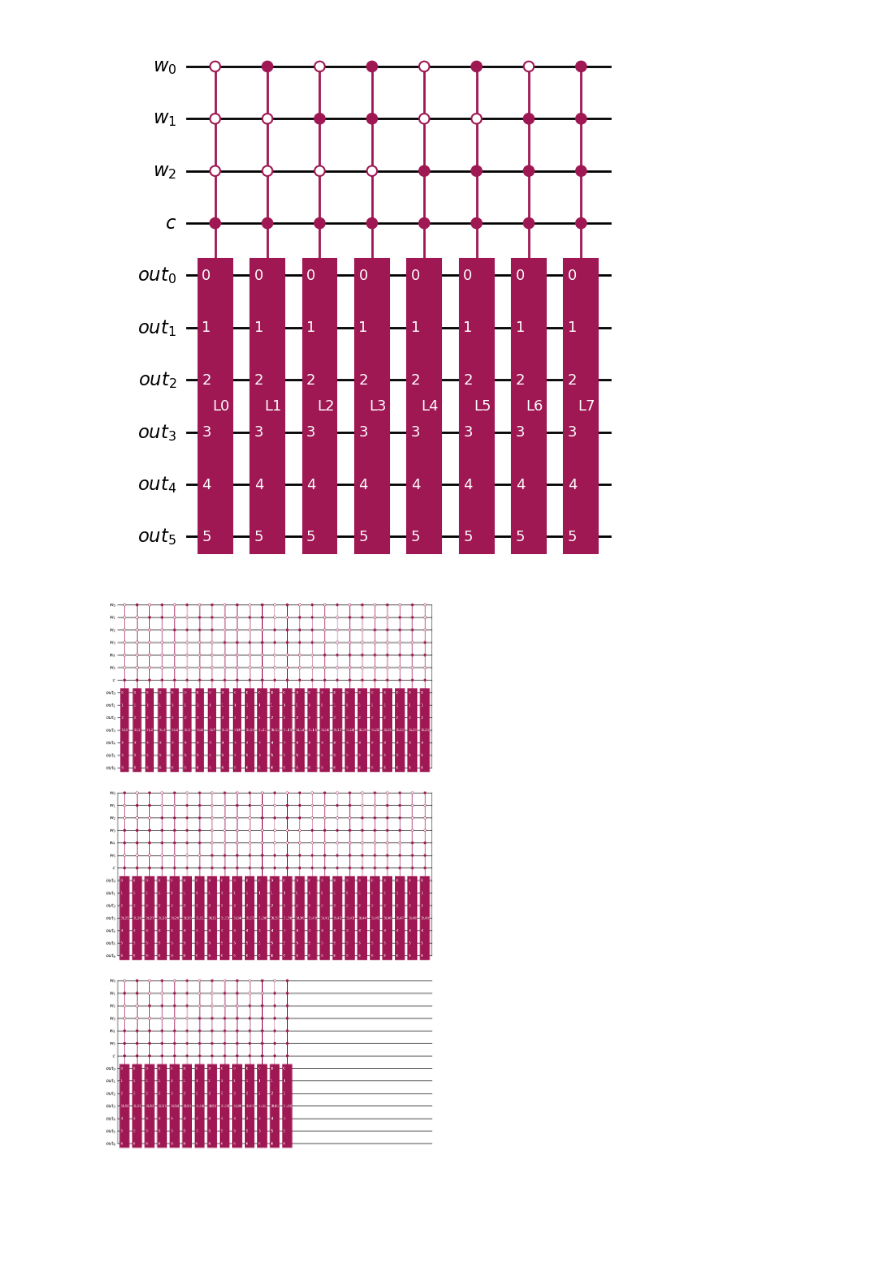
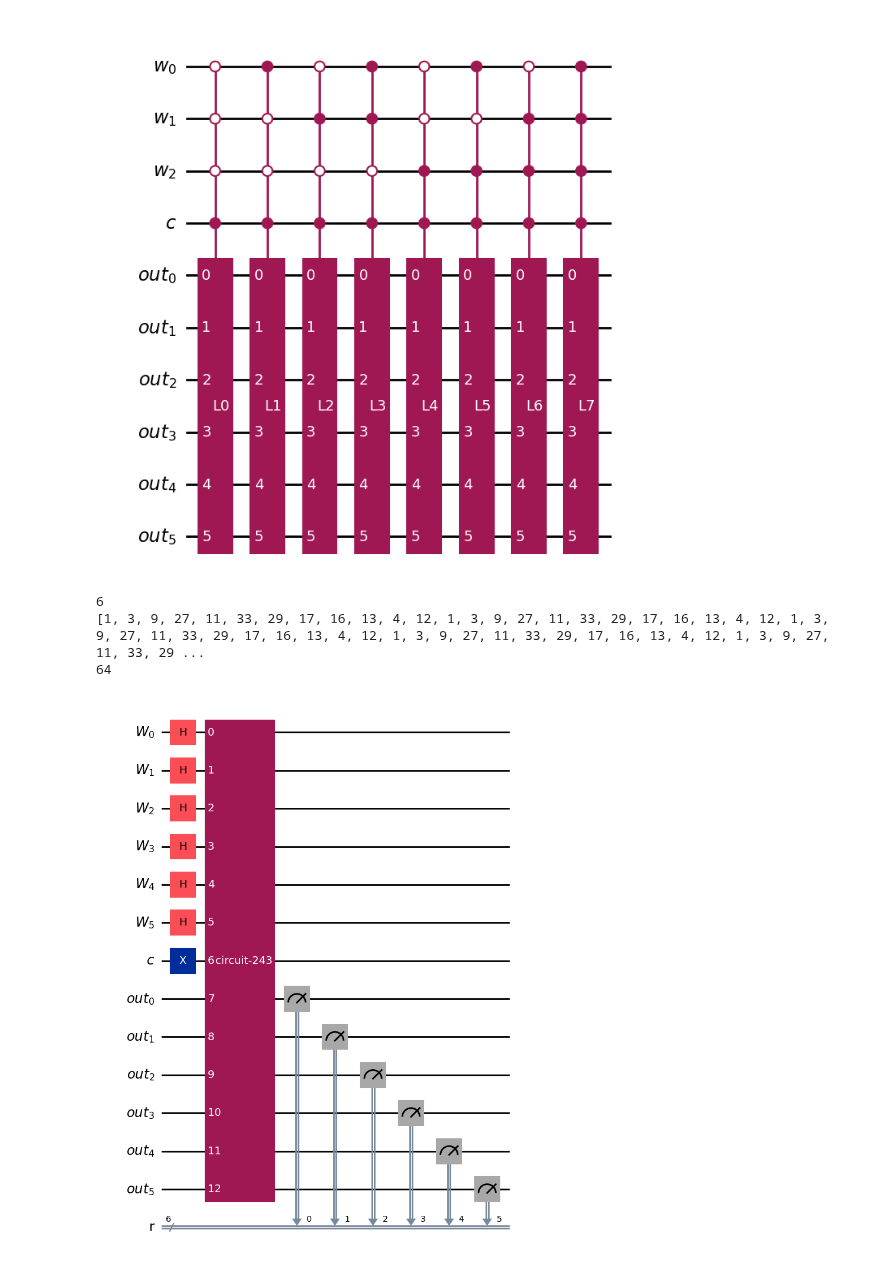
Before and after one commit to Flirm/quantum-circuits-implementation, a Jupyter notebook: implementations/windowed_arithmetic/notebooks/table_lookup.ipynb, the cells around one changed output. Saved outputs shown, nothing was run; the diff lists cells and outputs as text; code cells hidden in the pictures; blank space fills up the shorter version.

```diff
--- a/implementations/windowed_arithmetic/notebooks/table_lookup.ipynb
+++ b/implementations/windowed_arithmetic/notebooks/table_lookup.ipynb
@@ -110,9 +110,25 @@ compute_lookup_table(6, [0,0,0,0,0,0,0,0]).draw("mpl")
 # %%
 N = 35
 n = int(log2(N)) + 1
-tab = calculate_exp_table(n, 3, 64)
-circs = compute_lookup_table(7,tab)
+tab = calculate_exp_table(n, 3, 35)
+print(n)
+print(tab)
+print(len(tab))
+circs = compute_lookup_table(n,tab)
+# %% [output]
+6
+[1, 3, 9, 27, 11, 33, 29, 17, 16, 13, 4, 12, 1, 3, 9, 27, 11, 33, 29, 17, 16, 13, 4, 12, 1, 3, 9, 27, 11, 33, 29, 17, 16, 13, 4, 12, 1, 3, 9, 27, 11, 33, 29, 17, 16, 13, 4, 12, 1, 3, 9, 27, 11, 33, 29 ...
+64
-# %%
-circs.draw("mpl")
-# %% [output]
-[figure, removed]
+# %%
+reg1 = QuantumRegister(6, "W")
+reg2 = QuantumRegister(1, "c")
+reg3 = QuantumRegister(6, "out")
+reg4 = ClassicalRegister(6, "r")
+qc = QuantumCircuit(reg1,reg2,reg3, reg4)
+qc.h(reg1)
+qc.x(reg2)
+qc.append(circs, reg1[:] + reg2[:] + reg3[:])
+qc.measure(reg3, reg4)
+qc.draw("mpl")
+# %% [output]
+[figure, added]
```
Also changed, not shown: parts of 2 cells of this notebook.
